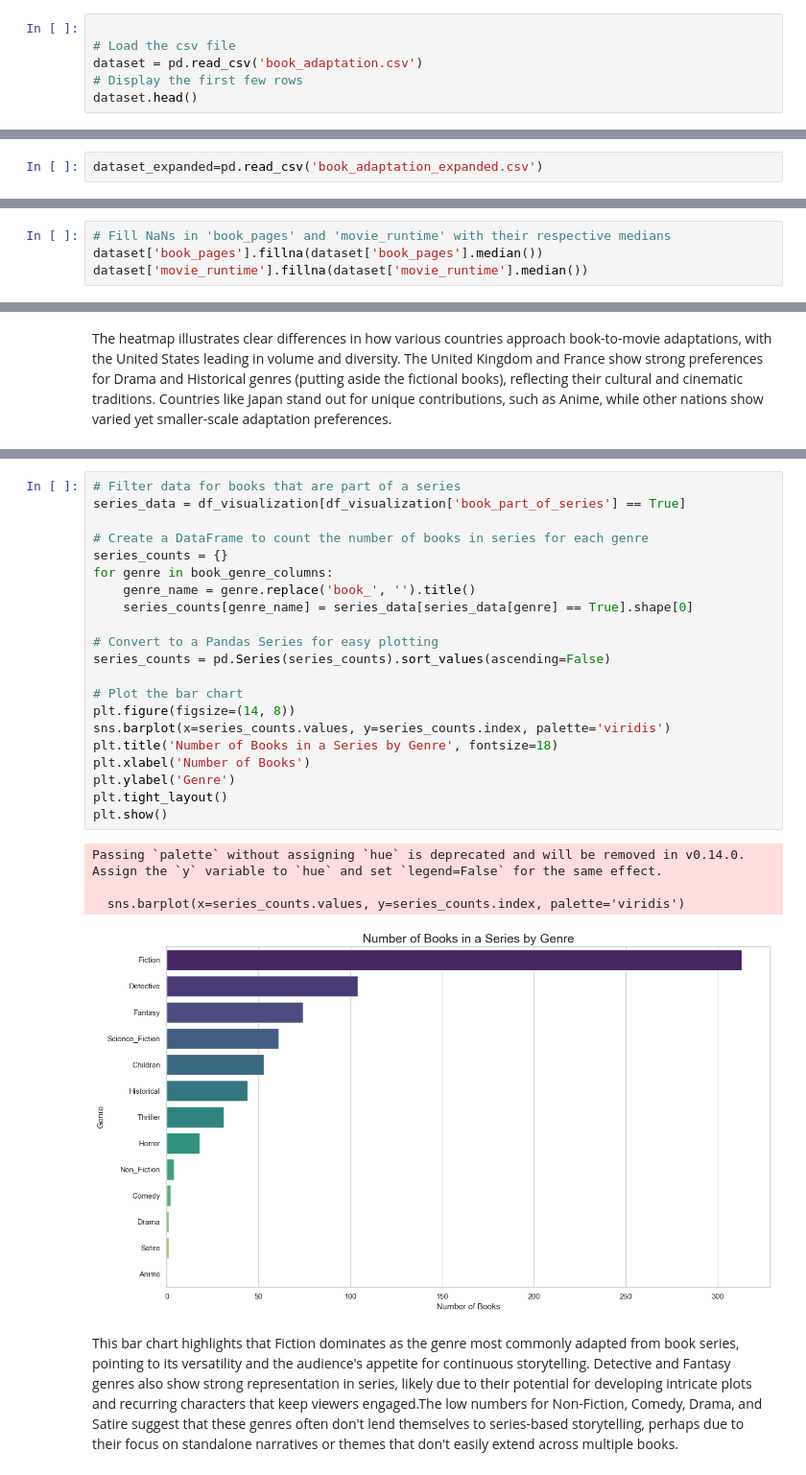
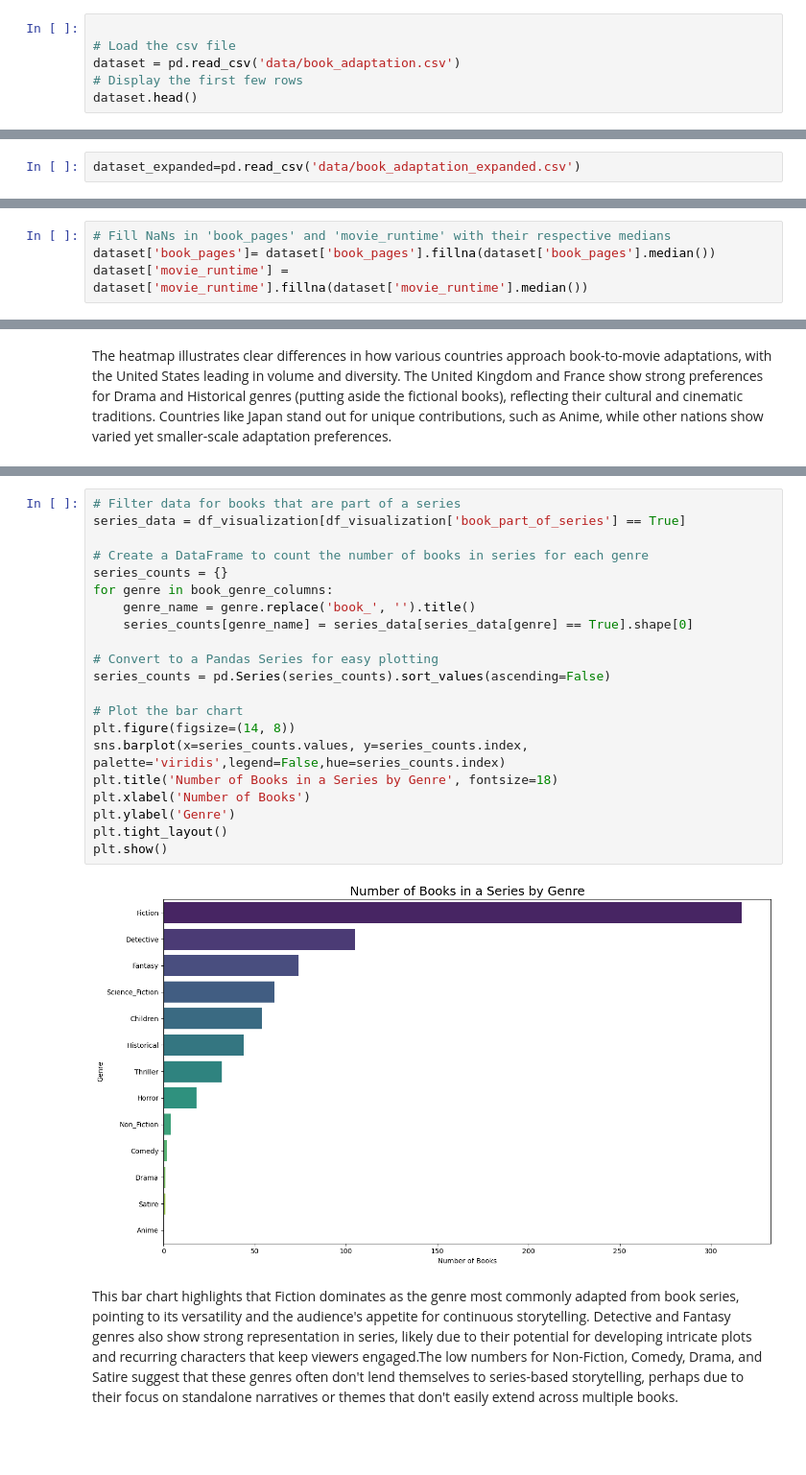
Before and after one commit to epfl-ada/ada-2024-project-ada212, a Jupyter notebook: results.ipynb, the cells around one changed output, grey strips where cells are left out. Shown at 96% size. Saved outputs shown, nothing was run; the diff lists cells and outputs as text; blank space fills up the shorter version.

```diff
--- a/results.ipynb
+++ b/results.ipynb
@@ -20,7 +20,7 @@ The dataset book_adaptations.csv is the resulting dataset from data_extraction.i
 # %%
 
 # Load the csv file
-dataset = pd.read_csv('book_adaptation.csv')
+dataset = pd.read_csv('data/book_adaptation.csv')
 # Display the first few rows
 dataset.head()
 # %% [output]
@@ -182,7 +181,7 @@ Number of missing values in 'movie_revenue': 66785
 # %% [markdown]
 In order to tackle this high amount of missing values for movie_revenue and movie_budget. We decided to try and extract more values using a SPARQL query in the data_extraction.ipynb file. Let's see if it has improven our results:
 # %%
-dataset_expanded=pd.read_csv('book_adaptation_expanded.csv')
+dataset_expanded=pd.read_csv('data/book_adaptation_expanded.csv')
 # %%
 merged_df = dataset.merge(
     dataset_expanded,
@@ -263,5 +262,5 @@ proportion_missing_book_pages = (missing_book_pages_count / total_adaptations) *
 missing_runtime_count = dataset['movie_runtime'].isna().sum()
 # %%
 # Fill NaNs in 'book_pages' and 'movie_runtime' with their respective medians
-dataset['book_pages'].fillna(dataset['book_pages'].median())
-dataset['movie_runtime'].fillna(dataset['movie_runtime'].median())
+dataset['book_pages']= dataset['book_pages'].fillna(dataset['book_pages'].median())
+dataset['movie_runtime'] = dataset['movie_runtime'].fillna(dataset['movie_runtime'].median())
@@ -483,28 +512,25 @@ The heatmap illustrates clear differences in how various countries approach book
 # %%
 # Filter data for books that are part of a series
 series_data = df_visualization[df_visualization['book_part_of_series'] == True]
 
 # Create a DataFrame to count the number of books in series for each genre
 series_counts = {}
 for genre in book_genre_columns:
     genre_name = genre.replace('book_', '').title()
     series_counts[genre_name] = series_data[series_data[genre] == True].shape[0]
 
 # Convert to a Pandas Series for easy plotting
 series_counts = pd.Series(series_counts).sort_values(ascending=False)
 
 # Plot the bar chart
 plt.figure(figsize=(14, 8))
-sns.barplot(x=series_counts.values, y=series_counts.index, palette='viridis')
+sns.barplot(x=series_counts.values, y=series_counts.index, palette='viridis',legend=False,hue=series_counts.index)
 plt.title('Number of Books in a Series by Genre', fontsize=18)
 plt.xlabel('Number of Books')
 plt.ylabel('Genre')
 plt.tight_layout()
 plt.show()
 # %% [output]
-Passing `palette` without assigning `hue` is deprecated and will be removed in v0.14.0. Assign the `y` variable to `hue` and set `legend=False` for the same effect.
-
-  sns.barplot(x=series_counts.values, y=series_counts.index, palette='viridis')
-[figure, old version]
+[figure, new version]
 # %% [markdown]
 This bar chart highlights that Fiction dominates as the genre most commonly adapted from book series, pointing to its versatility and the audience's appetite for continuous storytelling. Detective and Fantasy genres also show strong representation in series, likely due to their potential for developing intricate plots and recurring characters that keep viewers engaged.The low numbers for Non-Fiction, Comedy, Drama, and Satire suggest that these genres often don't lend themselves to series-based storytelling, perhaps due to their focus on standalone narratives or themes that don't easily extend across multiple books.
```
Also changed, not shown: parts of 38 cells of this notebook, 5 other files.
